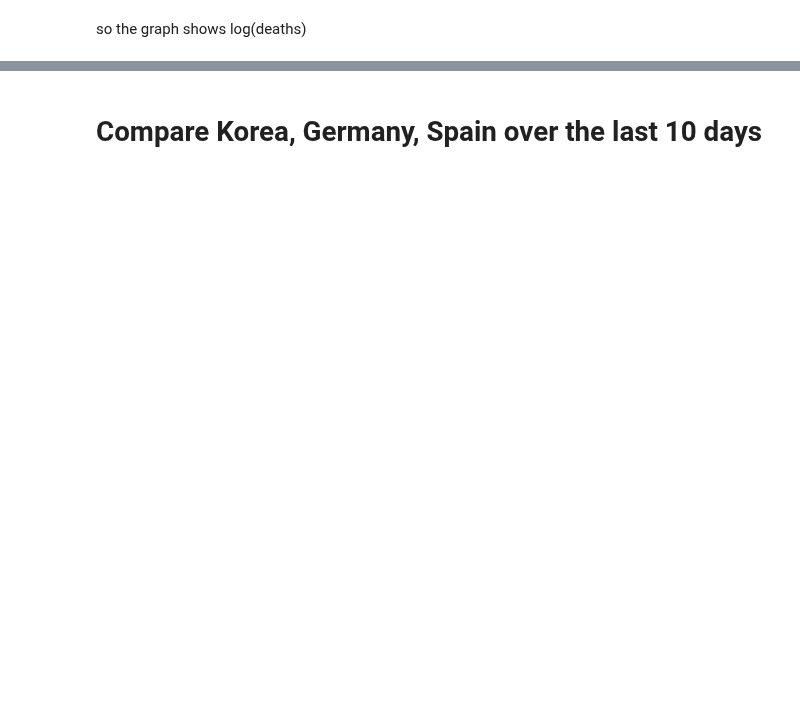
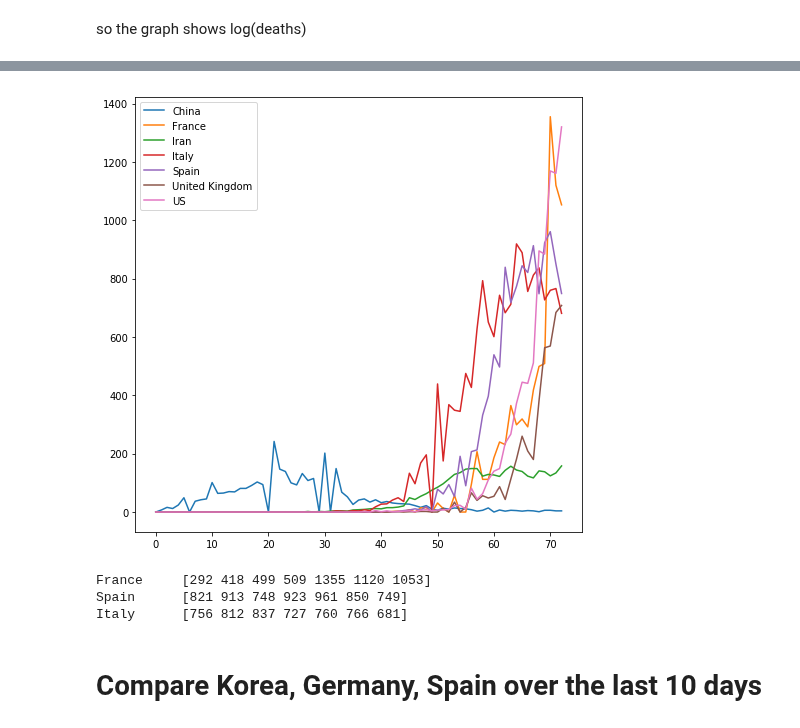
Before and after one commit to macbuse/just-math, a Jupyter notebook: covid_mortality.ipynb, the cells around one changed output, grey strips where cells are left out. Drawn from its saved outputs; the diff is of its cells as text; code cells hidden in the pictures; blank space fills up the shorter version.

```diff
--- a/covid_mortality.ipynb
+++ b/covid_mortality.ipynb
@@ -98,3 +99,24 @@ array([0, 0, 0, 0, 0, 0, 0, 0, 0, 0, 0, 0, 0, 0, 0, 0, 0, 0, 0, 0, 0, 0,
+# %%
+sss = df[df[df.columns[-1]] > 2000]
+fig, ax = plt.subplots()
+fig.set_size_inches(8,8)
+for k in sss.index:
+    x = df.iloc[k,4:].values
+    x[1:] - x[:-1]
+    ax.plot(x[1:] - x[:-1], label=df.iloc[k]["Country/Region"])
+
+leg = ax.legend()
+# %% [output]
+[figure, added]
+# %%
+for k in [116,201,137]:
+    x = df.iloc[k,4:].values
+    u = x[1:] - x[:-1]
+    print(df.iloc[k,1].ljust(10),u[-7:])
+# %% [output]
+France     [292 418 499 509 1355 1120 1053]
+Spain      [821 913 748 923 961 850 749]
+Italy      [756 812 837 727 760 766 681]
 # %% [markdown]
 # Compare Korea, Germany, Spain over the last 10 days
 # %%
```
Also changed, not shown: parts of 22 cells of this notebook.
